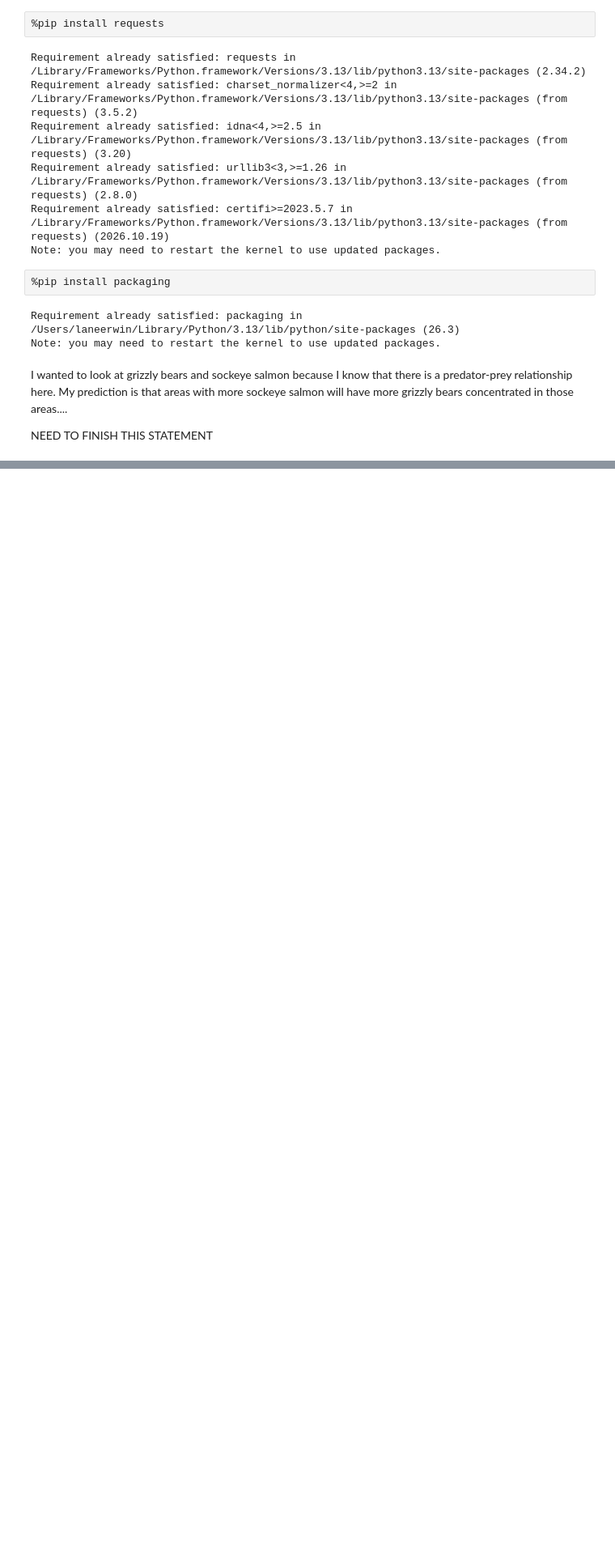
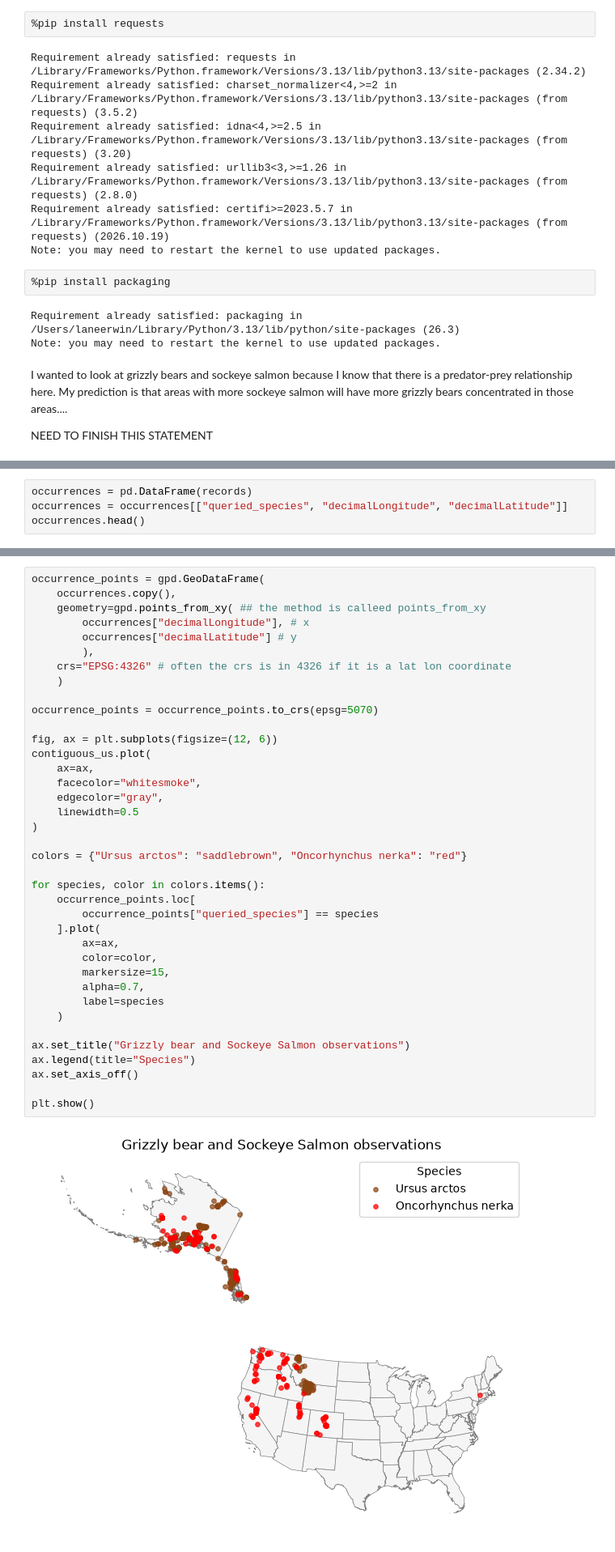
Before and after one commit to lane-erwin/geog592-cheyney, a Jupyter notebook: homework/week09/salmon_hw.ipynb, the cells around one changed output, grey strips where cells are left out. Shown at 81% size. Cells and saved outputs as stored; diff of their text form; blank space fills up the shorter version.

```diff
--- a/homework/week09/salmon_hw.ipynb
+++ b/homework/week09/salmon_hw.ipynb
@@ -59,0 +94,4 @@ for name in species:
+# %%
+occurrences = pd.DataFrame(records)
+occurrences = occurrences[["queried_species", "decimalLongitude", "decimalLatitude"]]
+occurrences.head()
@@ -59,0 +137,40 @@ for name in species:
+# %%
+occurrence_points = gpd.GeoDataFrame(
+    occurrences.copy(),
+    geometry=gpd.points_from_xy( ## the method is calleed points_from_xy
+        occurrences["decimalLongitude"], # x
+        occurrences["decimalLatitude"] # y
+        ),
+    crs="EPSG:4326" # often the crs is in 4326 if it is a lat lon coordinate
+    )
+
+occurrence_points = occurrence_points.to_crs(epsg=5070)
+
+fig, ax = plt.subplots(figsize=(12, 6))
+contiguous_us.plot(
+    ax=ax,
+    facecolor="whitesmoke",
+    edgecolor="gray",
+    linewidth=0.5
+)
+
+colors = {"Ursus arctos": "saddlebrown", "Oncorhynchus nerka": "red"}
+
+for species, color in colors.items():
+    occurrence_points.loc[
+        occurrence_points["queried_species"] == species
+    ].plot(
+        ax=ax,
+        color=color,
+        markersize=15,
+        alpha=0.7,
+        label=species
+    )
+
+ax.set_title("Grizzly bear and Sockeye Salmon observations")
+ax.legend(title="Species")
+ax.set_axis_off()
+
+plt.show()
+# %% [output]
+[figure, added]
```
Also changed, not shown: parts of 9 cells of this notebook, 1 other file.
